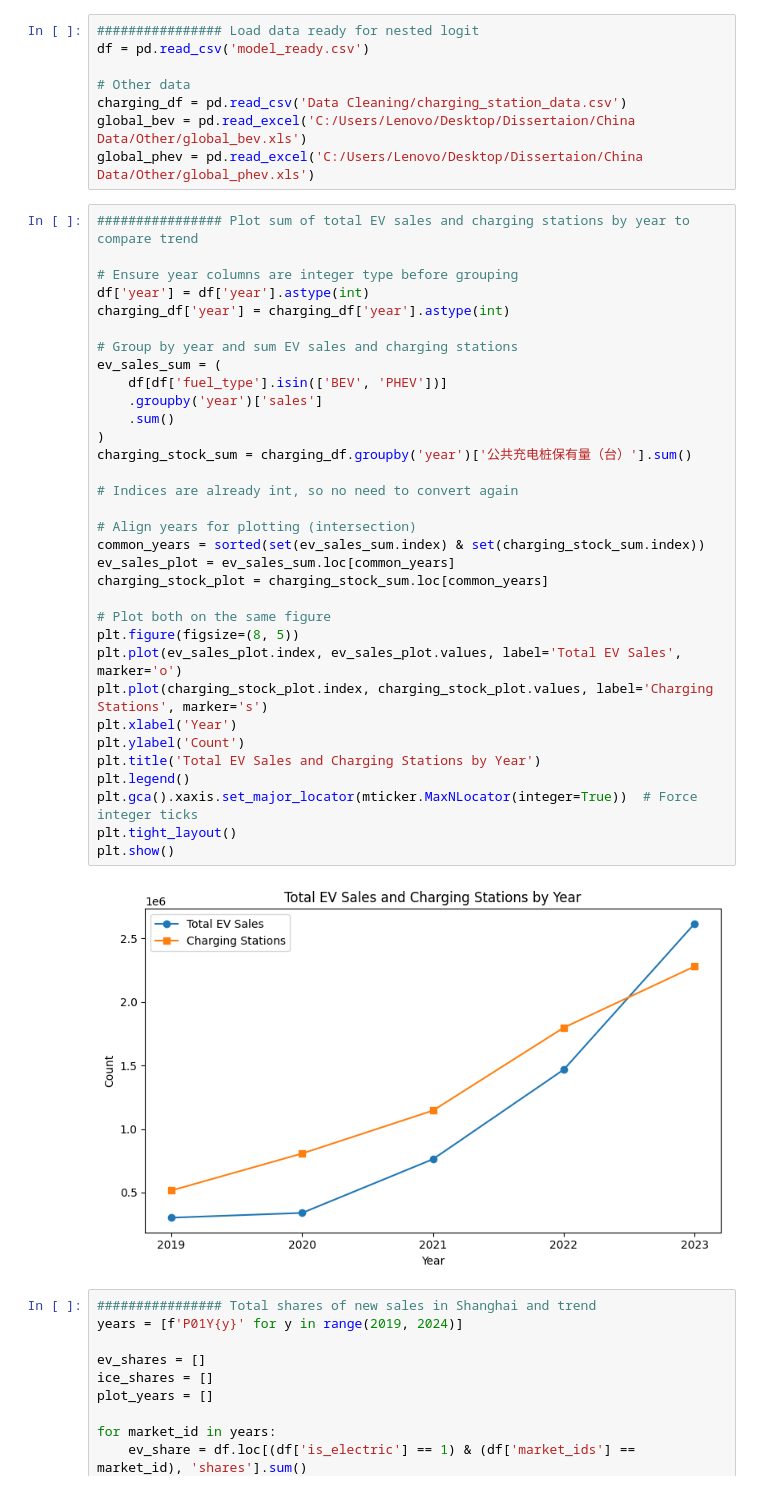
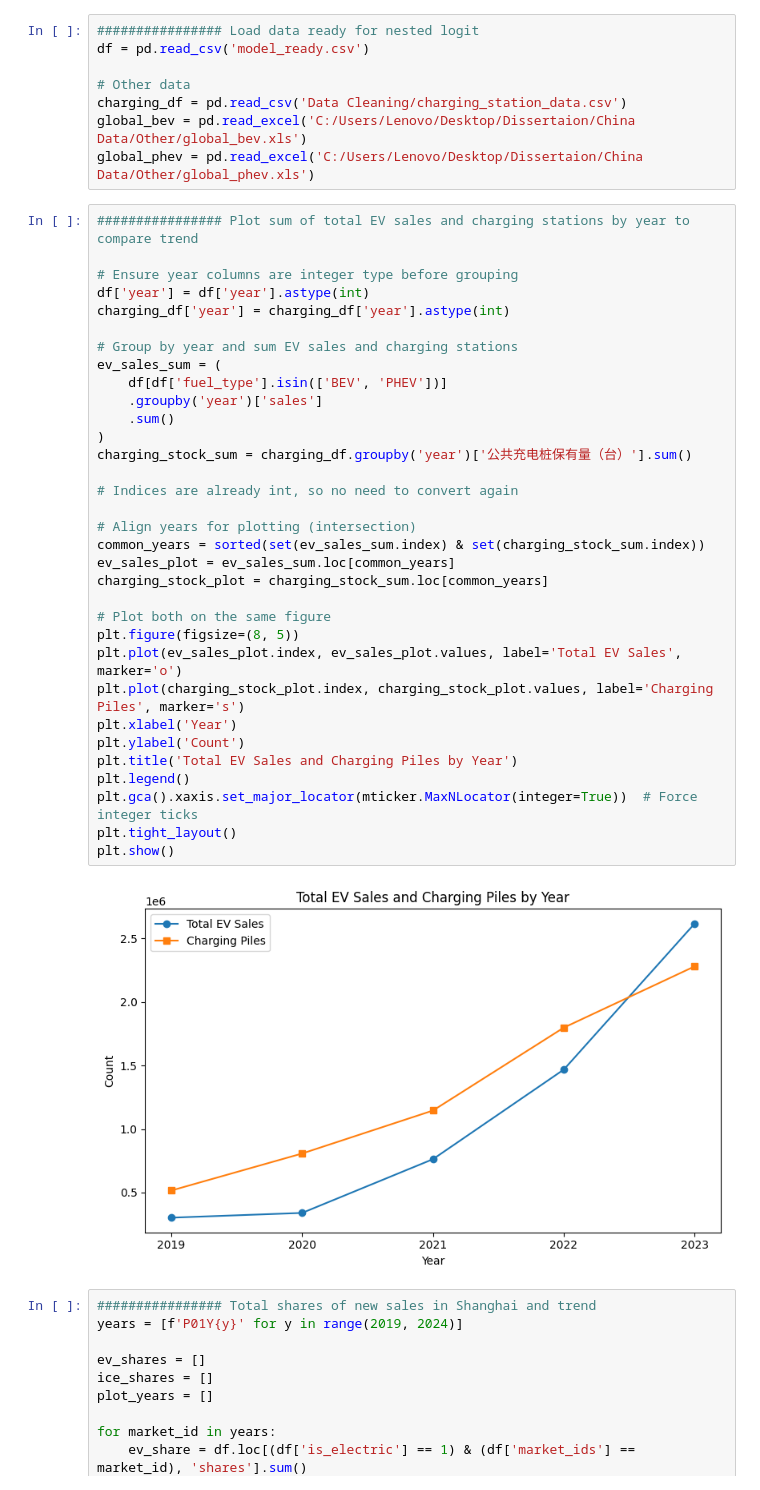
Before and after one commit to RBW021121/MSc-Dissertation, a Jupyter notebook: 5. Descriptive.ipynb, the cells around one changed output. Cells and saved outputs as stored; diff of their text form.

```diff
--- a/5. Descriptive.ipynb
+++ b/5. Descriptive.ipynb
@@ -25,36 +25,36 @@ global_phev = pd.read_excel('C:/Users/Lenovo/Desktop/Dissertaion/China Data/Othe
 
 # Ensure year columns are integer type before grouping
 df['year'] = df['year'].astype(int)
 charging_df['year'] = charging_df['year'].astype(int)
 
 # Group by year and sum EV sales and charging stations
 ev_sales_sum = (
     df[df['fuel_type'].isin(['BEV', 'PHEV'])]
     .groupby('year')['sales']
     .sum()
 )
 charging_stock_sum = charging_df.groupby('year')['公共充电桩保有量（台）'].sum()
 
 # Indices are already int, so no need to convert again
 
 # Align years for plotting (intersection)
 common_years = sorted(set(ev_sales_sum.index) & set(charging_stock_sum.index))
 ev_sales_plot = ev_sales_sum.loc[common_years]
 charging_stock_plot = charging_stock_sum.loc[common_years]
 
 # Plot both on the same figure
 plt.figure(figsize=(8, 5))
 plt.plot(ev_sales_plot.index, ev_sales_plot.values, label='Total EV Sales', marker='o')
-plt.plot(charging_stock_plot.index, charging_stock_plot.values, label='Charging Stations', marker='s')
+plt.plot(charging_stock_plot.index, charging_stock_plot.values, label='Charging Piles', marker='s')
 plt.xlabel('Year')
 plt.ylabel('Count')
-plt.title('Total EV Sales and Charging Stations by Year')
+plt.title('Total EV Sales and Charging Piles by Year')
 plt.legend()
 plt.gca().xaxis.set_major_locator(mticker.MaxNLocator(integer=True))  # Force integer ticks
 plt.tight_layout()
 plt.show()
 # %% [output]
-[figure, old version]
+[figure, new version]
 # %%
 ################ Total shares of new sales in Shanghai and trend
 years = [f'P01Y{y}' for y in range(2019, 2024)]
```
Also changed, not shown: parts of 1 cell of this notebook, 22 other files.
